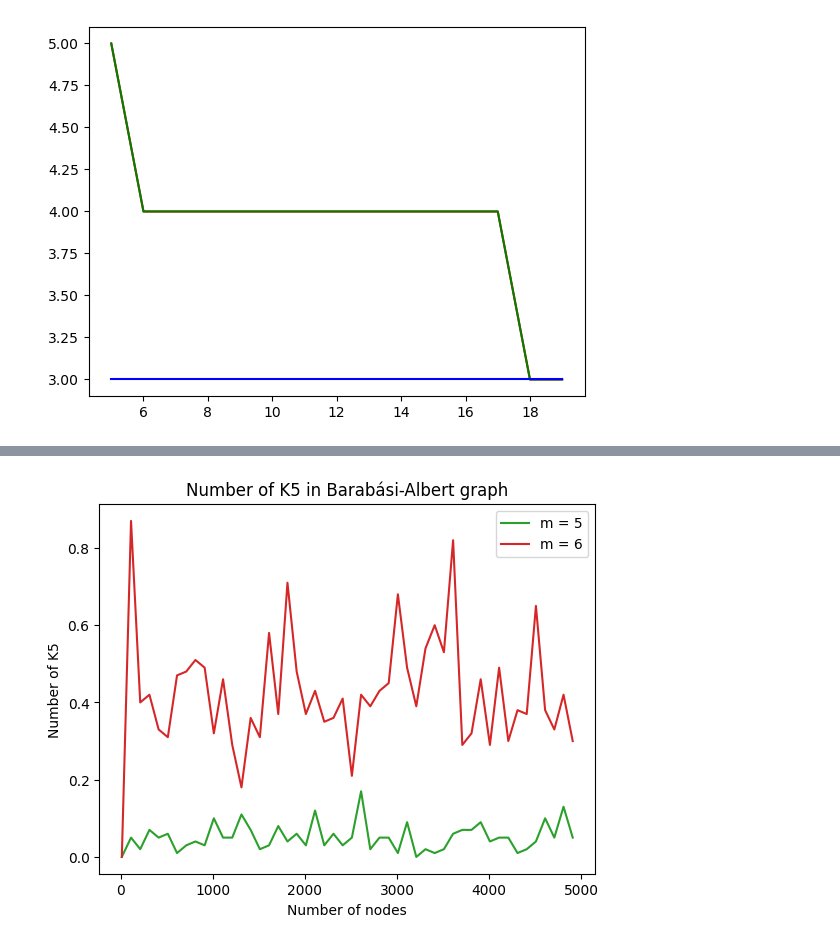
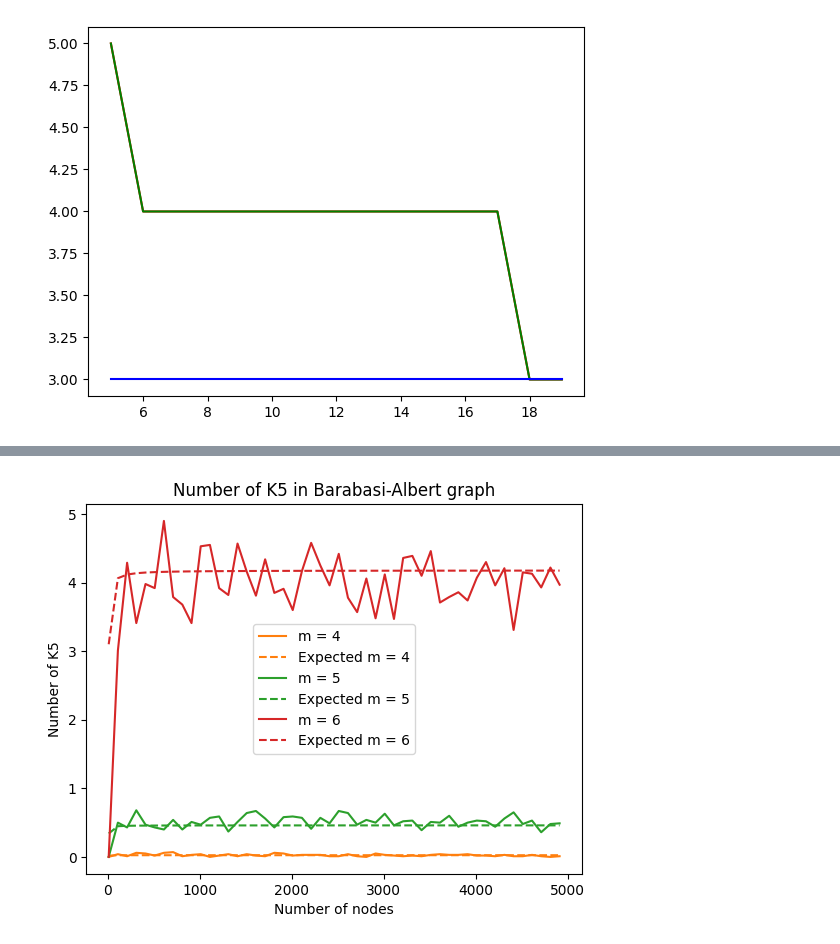
Before and after one commit to karoljanic/preferential-colouring-of-random-graphs, a Jupyter notebook: preferential-colouring-of-random-graphs.ipynb, the cells around one changed output, grey strips where cells are left out. Drawn from its saved outputs; the diff is of its cells as text; code cells hidden in the pictures.

Commit message:
Generated results

```diff
--- a/preferential-colouring-of-random-graphs.ipynb
+++ b/preferential-colouring-of-random-graphs.ipynb
@@ -251,19 +251,8 @@ with open('cmake-build-debug/times1.txt') as file:
         x, y = line.strip().split()
         xs.append(int(x))
         ys1.append(int(y))
-        ys2.append(1 * int(x) ** 3)
-        # ys2.append(3 ** (int(x) / 10))
-        # ys2.append(int(y) / int(x) ** 3)
-
-    print(xs)
-    print(ys1)
-    print(ys2)
-
+        ys2.append(3 * int(x) ** 3)
     plt.scatter(xs, ys1, c='blue')
     plt.scatter(xs, ys2, c='green')
-    # plt.scatter(xs[20:], ys2[20:])
-    # plt.scatter(xs, ys1, c="red")
-    # plt.scatter(xs, [x ** 3 for x in xs], c="green")
-    # plt.scatter(xs, [0.002 * x ** 4 for x in xs], c="blue")
     plt.show()
 # %% [output]
@@ -641,8 +606,4 @@ with open('planarity2.pkl', 'wb') as f:
     pickle.dump(planarity_data, f)
-# %%
-for m, data in planarity_data.items():
-    print(m)
-    print(data)
 # %%
 COLORS = ["#1f77b4", "#ff7f0e", "#2ca02c", "#d62728", "#9467bd", "#8c564b", "#e377c2", "#7f7f7f", "#bcbd22", "#17becf"]
 X_PARAM = 'size'
@@ -661,8 +622,6 @@ for m, data in planarity_data.items():
         y_non_planar_k5.append(serie['non-planar-k5'] / REPEATS)
         y_non_planar_k33.append(serie['non-planar-k33'] / REPEATS)
         s = serie['planar'] + serie['non-planar-k5'] + serie['non-planar-k33']
-        if s != REPEATS:
-            print(f'm={m}, n={n}, sum={s}')
 
     plt.plot(x, [y for y in y_planar], label='Planar', color=COLORS[0])
     plt.plot(x, [y for y in y_non_planar_k5], label='Non-planar K5', color=COLORS[1])
@@ -724,29 +752,37 @@ plt.show()
 # %%
 COLORS = ["#1f77b4", "#ff7f0e", "#2ca02c", "#d62728", "#9467bd", "#8c564b", "#e377c2", "#7f7f7f", "#bcbd22", "#17becf"]
+RECALCULATE = False
+
+def harmonic_number(m, n):
+    s = 0
+    for i in range(1, n+1):
+        s += 1 / i**m
+    return s
 
 def k5_expected_number(n, m):
-    return m**5 * math.log(n)**3 / 3840
+    return 0.7 * (m-2)**2 * (m-1)**3 * (m**7 - 7*m**6 + 32*m**5 - 62*m**4 + 57*m**3 - 3*m**2 - 378*m - 216) / m**2 * harmonic_number(2, n)**5 / 122880 / 120
 
-for m in [5, 6]:
-    x = []
-    y = []
-    exp_y = []
-    for n in range(10, 5000, 100):
-        print(n)
-        # ex = k5_expected_number(n, m)
-        n_sum = 0
-        for _ in range(10):
-            G = generate_graph(10, n, m)
-            cliques = list(nx.enumerate_all_cliques(G))
-            k5_cliques = [clique for clique in cliques if len(clique) == 5]
-            n_sum += len(k5_cliques)
-        x.append(n)
-        y.append(n_sum / 100)
-        # exp_y.append(ex)
+for m in [4, 5, 6]:
+    if RECALCULATE:
+        x = []
+        y = []
+        for n in range(10, 5000, 100):
+            print(n)
+            n_sum = 0
+            for _ in range(100):
+                G = generate_graph(10, n, m)
+                cliques = list(nx.enumerate_all_cliques(G))
+                k5_cliques = [clique for clique in cliques if len(clique) == 5]
+                n_sum += len(k5_cliques)
+            x.append(n)
+            y.append(n_sum / 100)
+        pickle.dump((x, y), open(f'k5_data_m_{m}.pkl', 'wb'))
+    else:
+        x, y = pickle.load(open(f'k5_data_m_{m}.pkl', 'rb'))
 
+    exp_y = [k5_expected_number(n, m) for n in x]
     plt.plot(x, y, label=f'm = {m}', linestyle='-', color=COLORS[m - 3])
-    pickle.dump((x, y), open(f'k5_data_m_{m}_large.pkl', 'wb'))
-    # plt.plot(x, exp_y, label=f'Expected m = {m}', linestyle='--', color=COLORS[m - 3])
+    plt.plot(x, exp_y, label=f'Expected m = {m}', linestyle='--', color=COLORS[m - 3])
 plt.title("Number of K5 in Barabasi-Albert graph")
 plt.xlabel("Number of nodes")
 plt.ylabel("Number of K5")
@@ -773,3 +792,3 @@ plt.show()
-[figure, old version]
+[figure, new version]
 # %%
 COLORS = ["#1f77b4", "#ff7f0e", "#2ca02c", "#d62728", "#9467bd", "#8c564b", "#e377c2", "#7f7f7f", "#bcbd22", "#17becf"]
```
Also changed, not shown: parts of 16 cells of this notebook, 13 other files.
